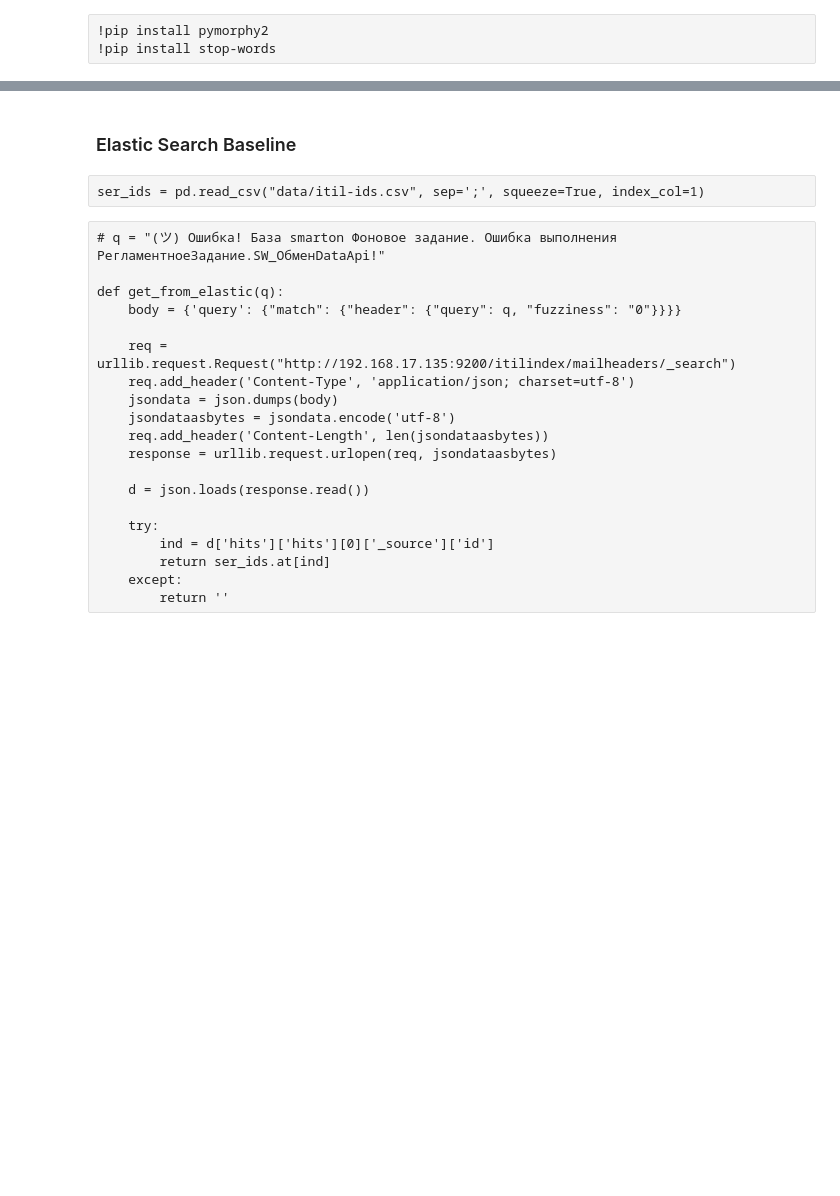
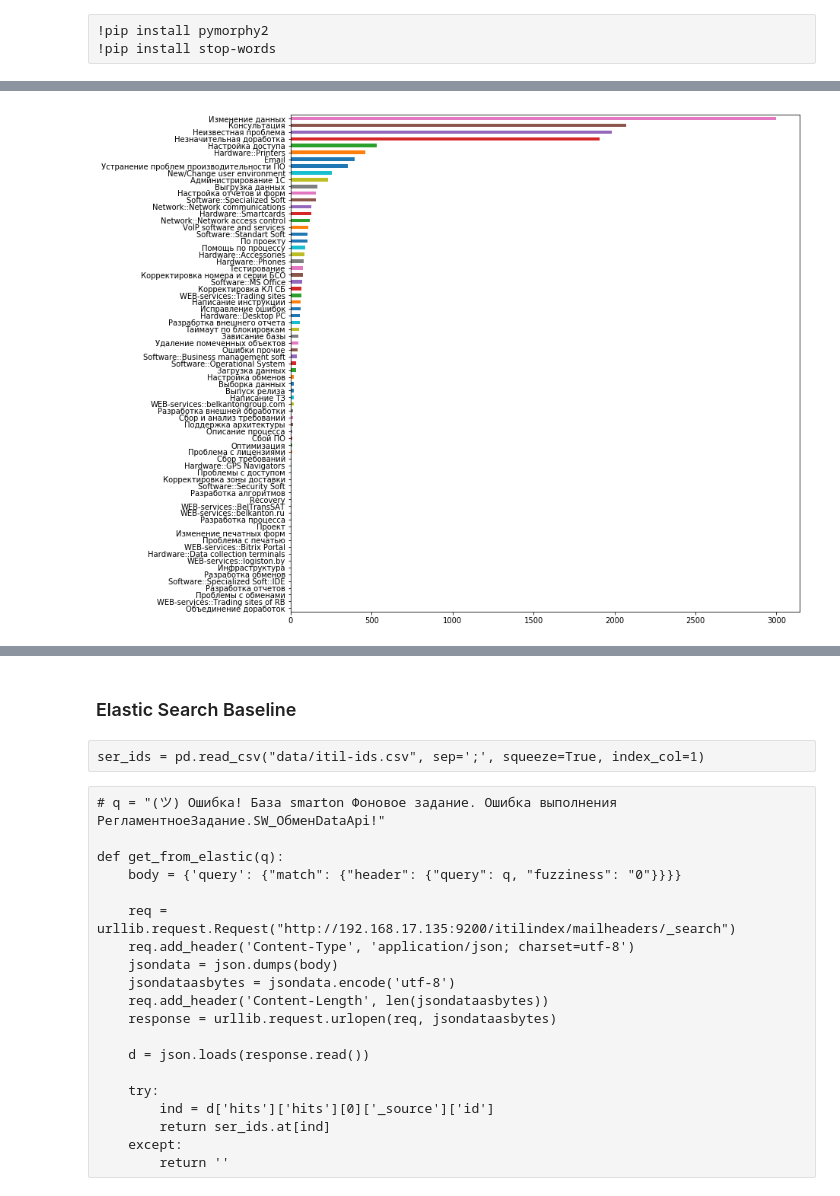
Before and after one commit to Okbps/itil-flask, a Jupyter notebook: notebooks/itil-classifier-2.ipynb, the cells around one changed output, grey strips where cells are left out. Drawn from its saved outputs; the diff is of its cells as text; code cells hidden in the pictures; blank space fills up the shorter version.

Commit message:
visualisations for new analytics

```diff
--- a/notebooks/itil-classifier-2.ipynb
+++ b/notebooks/itil-classifier-2.ipynb
@@ -43,0 +46,17 @@ df.sample(n=5).head()
+# %%
+def show_distr(df, name, threshold=100):
+    df_ = df.copy()
+    grouped = df_[name].value_counts()
+    grouped = grouped[grouped>=threshold]
+#     display(grouped)
+
+    fig = plt.figure(figsize=(12,12))
+    ax = grouped.sort_values(ascending=True).plot.barh(ylim=0)
+    plt.savefig('%s.png'%(name))
+#     ax.axhline(y='Email')
+#     plt.plot((0, 'Email'), (3000, 'Email'), 'k-')
+    plt.show()
+# %%
+show_distr(df, 'category', 0)
+# %% [output]
+[figure, added]
```
Also changed, not shown: parts of 20 cells of this notebook, 1 other file.
